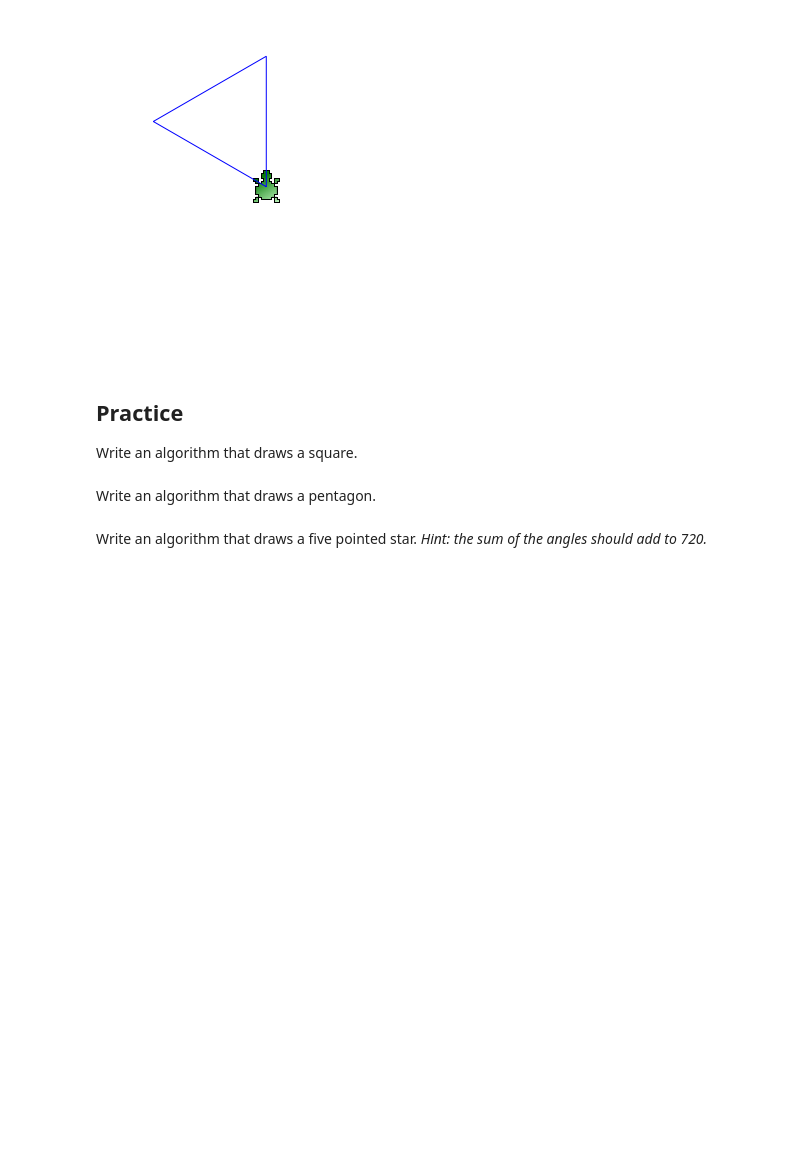
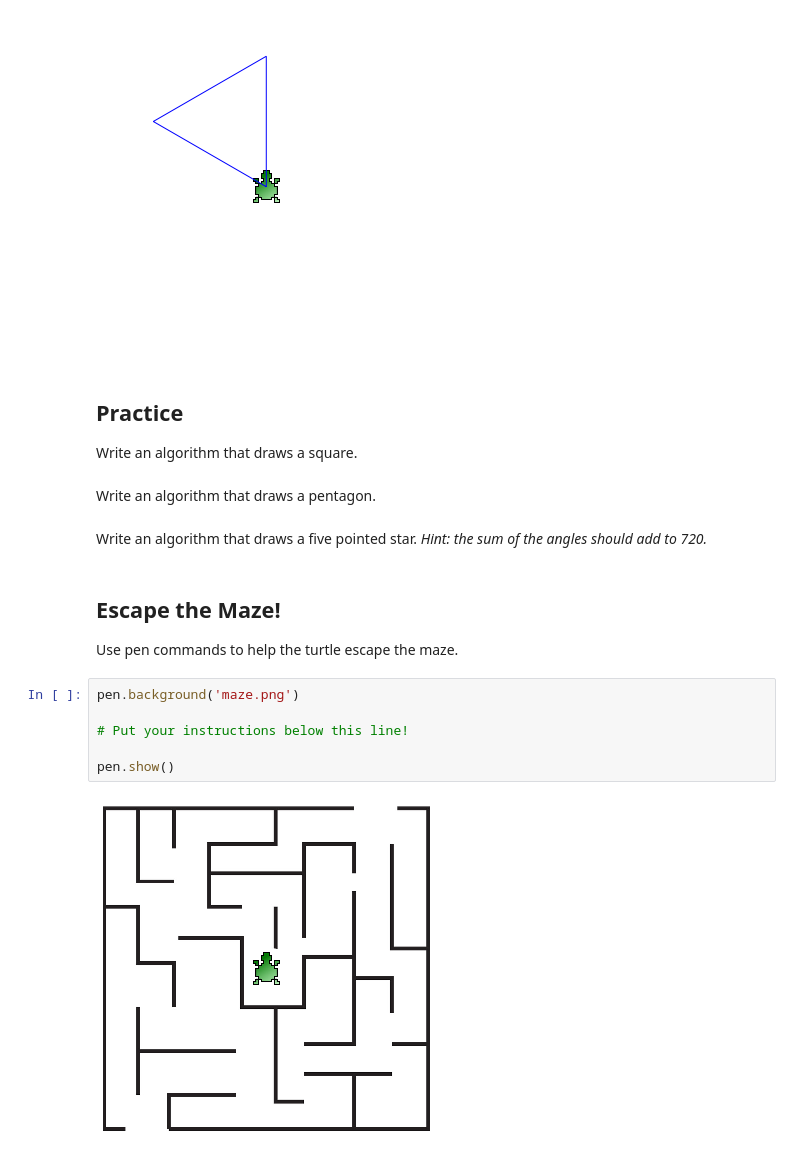
Before and after one commit to mike-matera/python-for-everyone, a Jupyter notebook: Lesson01/algorithms.ipynb, the cells around one changed output. Cells and saved outputs as stored; diff of their text form; blank space fills up the shorter version.

Commit message:
Add background function to the pen class.

```diff
--- a/Lesson01/algorithms.ipynb
+++ b/Lesson01/algorithms.ipynb
@@ -36,3 +36,15 @@ Write an algorithm that draws a square.
 Write an algorithm that draws a pentagon.
 # %% [markdown]
 Write an algorithm that draws a five pointed star. *Hint: the sum of the angles should add to 720.*
+# %% [markdown]
+## Escape the Maze!
+
+Use pen commands to help the turtle escape the maze.
+# %%
+pen.background('maze.png')
+
+# Put your instructions below this line!
+
+pen.show()
+# %% [output]
+[figure, added]
```
Also changed, not shown: 2 other files.
